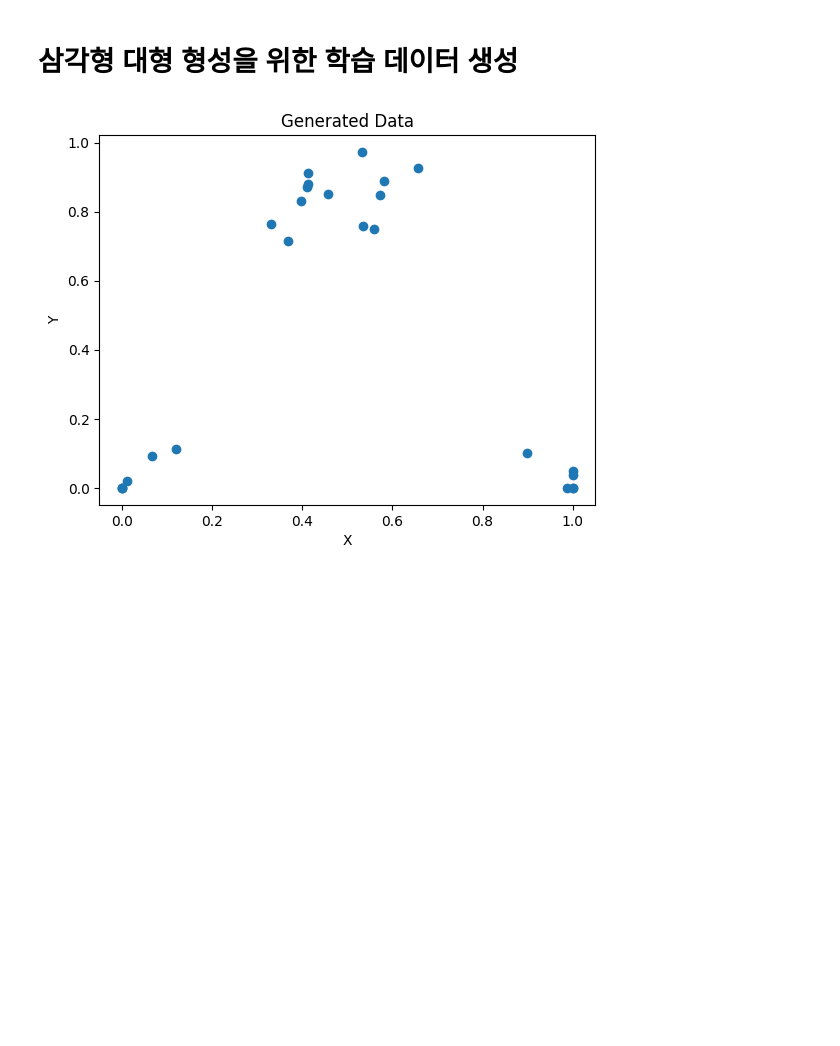
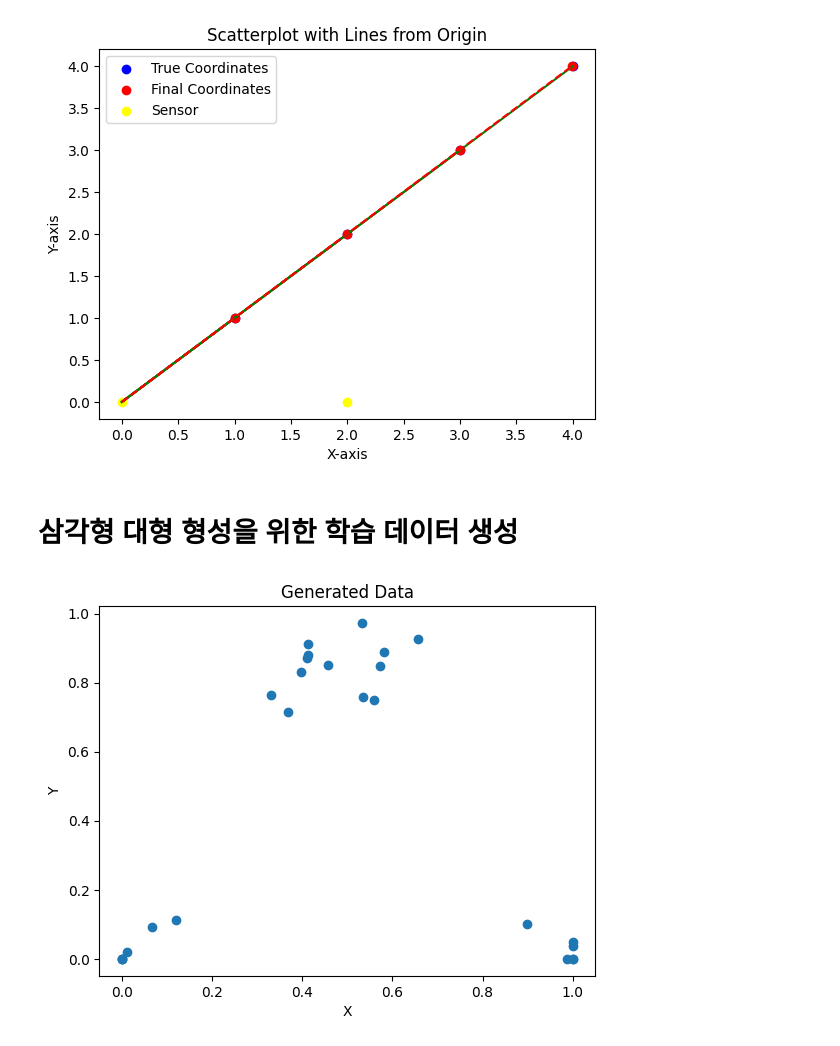
Before and after one commit to KO-JUNSUNG/TIL, a Jupyter notebook: plot.ipynb, the cells around one changed output. Cells and saved outputs as stored; diff of their text form; code cells hidden in the pictures; blank space fills up the shorter version.

```diff
--- a/plot.ipynb
+++ b/plot.ipynb
@@ -1,3 +168,21 @@
+# %%
+# Plot the scatterplot and draw lines from the origin
+plt.scatter(true_coordinates[:, 0], true_coordinates[:, 1], label='True Coordinates', color='blue')
+plt.scatter(final_x, final_y, label='Final Coordinates', color='red')
+plt.scatter(sensor_coordinates[:,0],sensor_coordinates[:,1], label = 'Sensor',color = 'yellow')
+
+# Draw lines from the origin to each point for both sets of coordinates
+for i in range(len(final_x)):
+    plt.plot([0, true_coordinates[i, 0]], [0, true_coordinates[i, 1]], linestyle='-', color='green')
+    plt.plot([0, final_x[i]], [0, final_y[i]], linestyle='--', color='red')
+
+plt.xlabel('X-axis')
+plt.ylabel('Y-axis')
+plt.title('Scatterplot with Lines from Origin')
+plt.legend()
+plt.show()
+# %% [output]
+[figure, added]
 # %% [markdown]
 # 삼각형 대형 형성을 위한 학습 데이터 생성
 # %%
```
Also changed, not shown: parts of 10 cells of this notebook.
